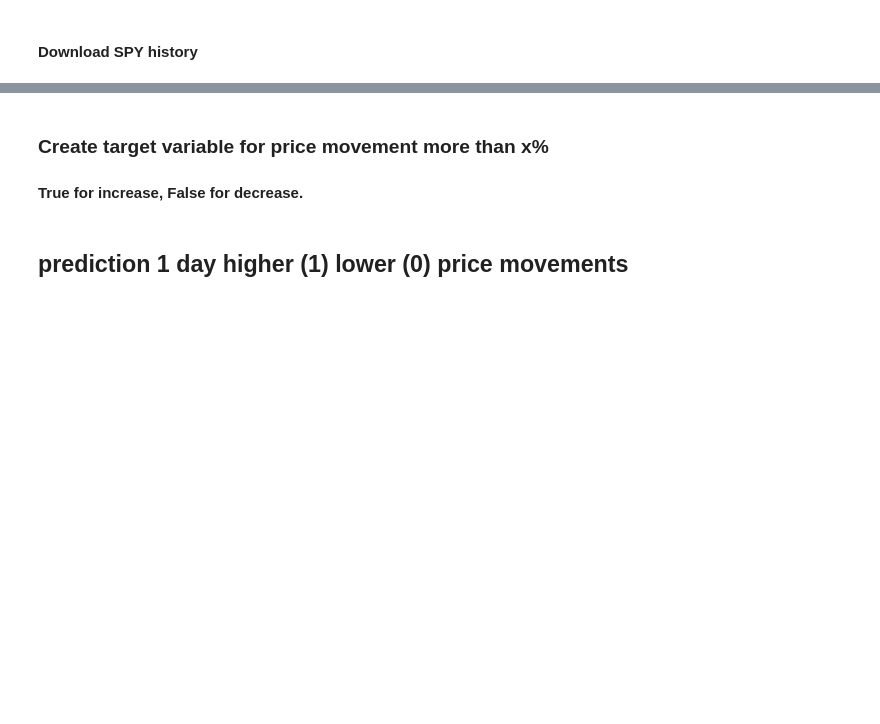
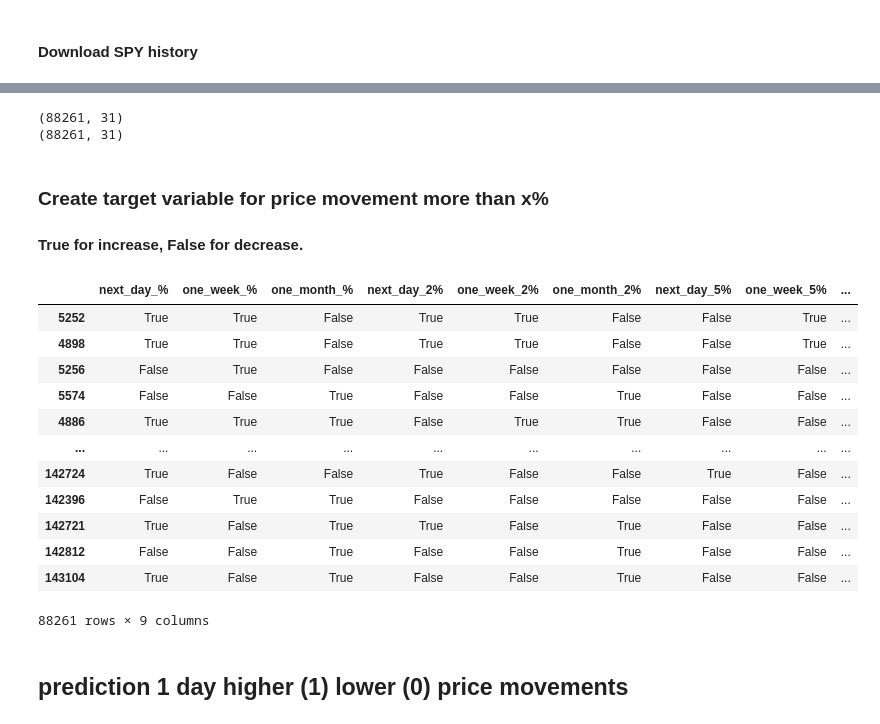
Before and after one commit to aaron-galligan/TradingBot, a Jupyter notebook: analysis.ipynb, the cells around one changed output, grey strips where cells are left out. Saved outputs shown, nothing was run; the diff lists cells and outputs as text; code cells hidden in the pictures; blank space fills up the shorter version.

```diff
--- a/analysis.ipynb
+++ b/analysis.ipynb
@@ -249,3 +240,10 @@ df_by_ticker = df_by_ticker.dropna()
+# %%
+print(df_by_ticker.shape)
+df_by_ticker = df_by_ticker.dropna()
+print(df_by_ticker.shape)
+# %% [output]
+(88261, 31)
+(88261, 31)
 # %% [markdown]
 ### Create target variable for price movement more than x%
 #### True for increase, False for decrease.
@@ -274,3 +291,19 @@ targets = df_by_ticker.apply(lambda trade: create_targets(trade['future_prices']
+# %%
+targets
+# %% [output]
+|  | next_day_% | one_week_% | one_month_% | next_day_2% | one_week_2% | one_month_2% | next_day_5% | one_week_5% | ... |
+| 5252 | True | True | False | True | True | False | False | True | ... |
+| 4898 | True | True | False | True | True | False | False | True | ... |
+| 5256 | False | True | False | False | False | False | False | False | ... |
+| 5574 | False | False | True | False | False | True | False | False | ... |
+| 4886 | True | True | True | False | True | True | False | False | ... |
+| ... | ... | ... | ... | ... | ... | ... | ... | ... | ... |
+| 142724 | True | False | False | True | False | False | True | False | ... |
+| 142396 | False | True | True | False | False | False | False | False | ... |
+| 142721 | True | False | True | True | False | True | False | False | ... |
+| 142812 | False | False | True | False | False | True | False | False | ... |
+| 143104 | True | False | True | False | False | True | False | False | ... |
+88261 rows × 9 columns
 # %% [markdown]
 ## prediction 1 day higher (1) lower (0) price movements
 # %% [markdown]
```
Also changed, not shown: parts of 14 cells of this notebook, 1 other file.
